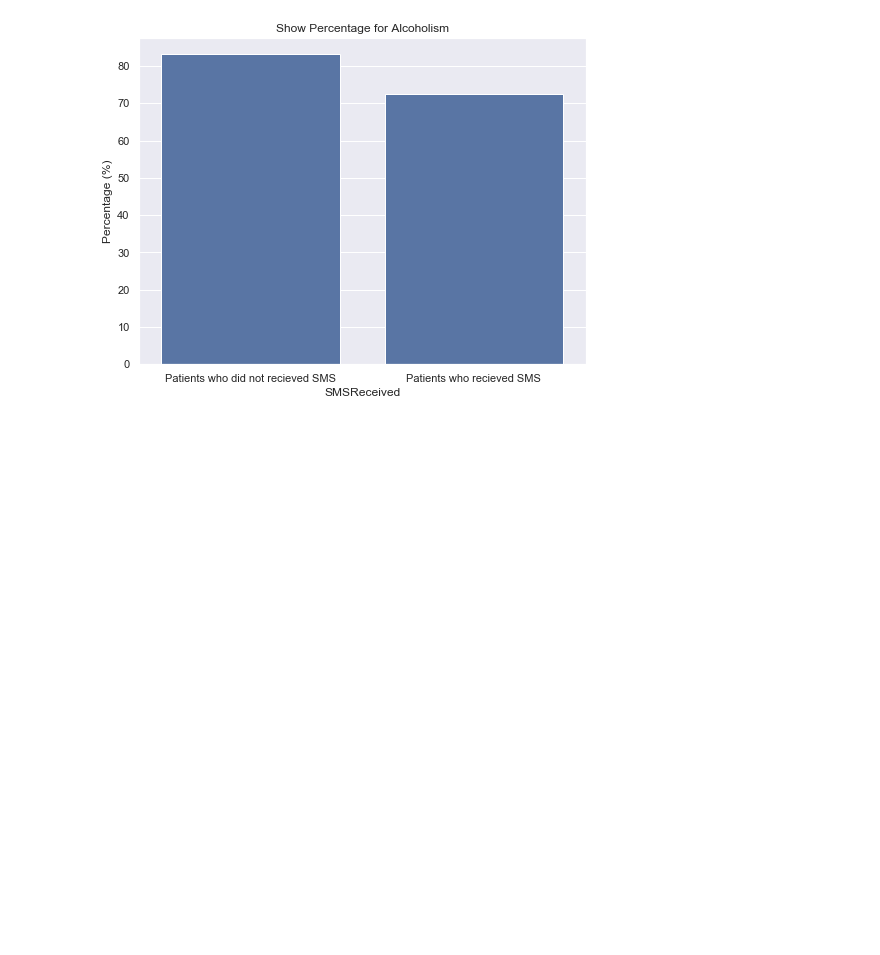
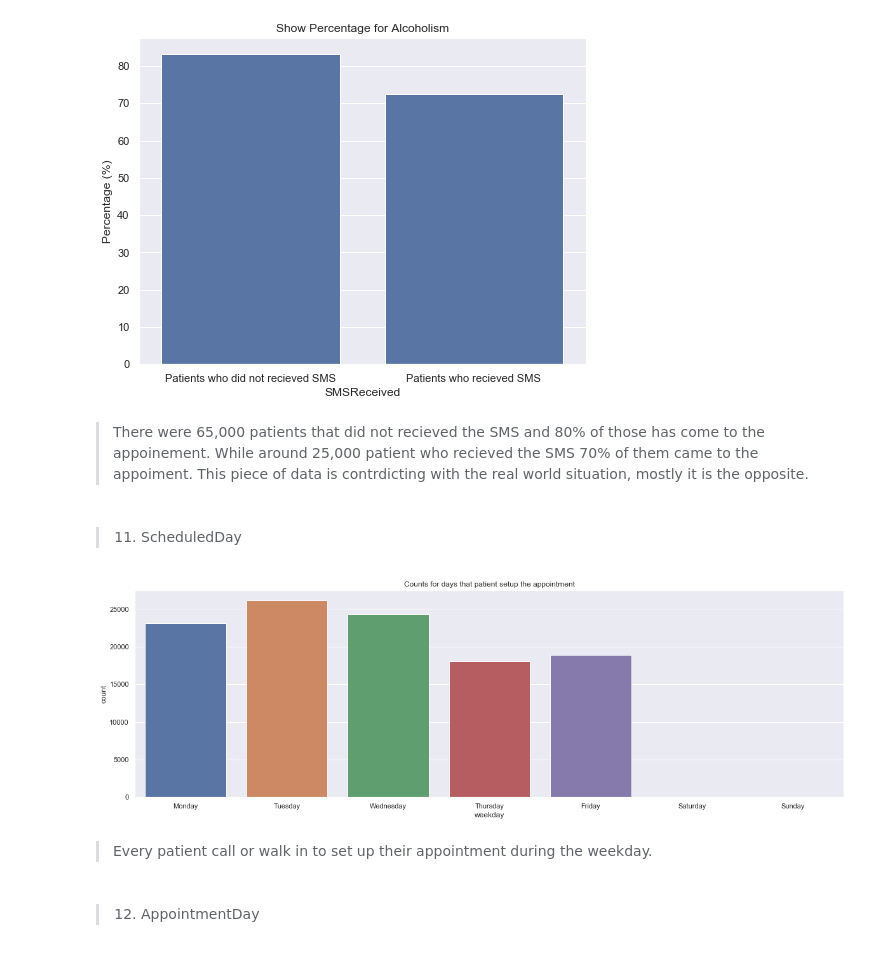
Before and after one commit to isaphu/Predicting-no-show-, a Jupyter notebook: noshow.ipynb, the cells around one changed output. Cells and saved outputs as stored; diff of their text form; code cells hidden in the pictures; blank space fills up the shorter version.

Commit message:
data visualize complete

```diff
--- a/noshow.ipynb
+++ b/noshow.ipynb
@@ -725,3 +731,26 @@ ax.set_xticklabels(x_ticks_labels)
 plt.show()
 # %% [output]
 [figure]
+# %% [markdown]
+> There were 65,000 patients that did not recieved the SMS and 80% of those has come to the appoinement. While around 25,000 patient who recieved the SMS 70% of them came to the appoiment. This piece of data is contrdicting with the real world situation, mostly it is the opposite.
+# %% [markdown]
+<a id='SD'></a>
+> 11. ScheduledDay
+# %%
+#create a new column for the week days from the ScheduledDay
+ver2_df['weekday'] = ver2_df['ScheduledDay'].dt.day_name()
+# %%
+DOW = ['Monday','Tuesday','Wednesday','Thursday','Friday','Saturday','Sunday']
+plt.figure(figsize=[20,6])
+sns.set(style = "darkgrid")
+base_color = sns.color_palette()[0]
+ax = sns.countplot(x=ver2_df.weekday, order=DOW)
+ax.set_title("Counts for days that patient setup the appointment")
+plt.show()
+# %% [output]
+[figure, added]
+# %% [markdown]
+> Every patient call or walk in to set up their appointment during the weekday.
+# %% [markdown]
+<a id='AP'></a>
+> 12. AppointmentDay
```
Also changed, not shown: parts of 12 cells of this notebook.
